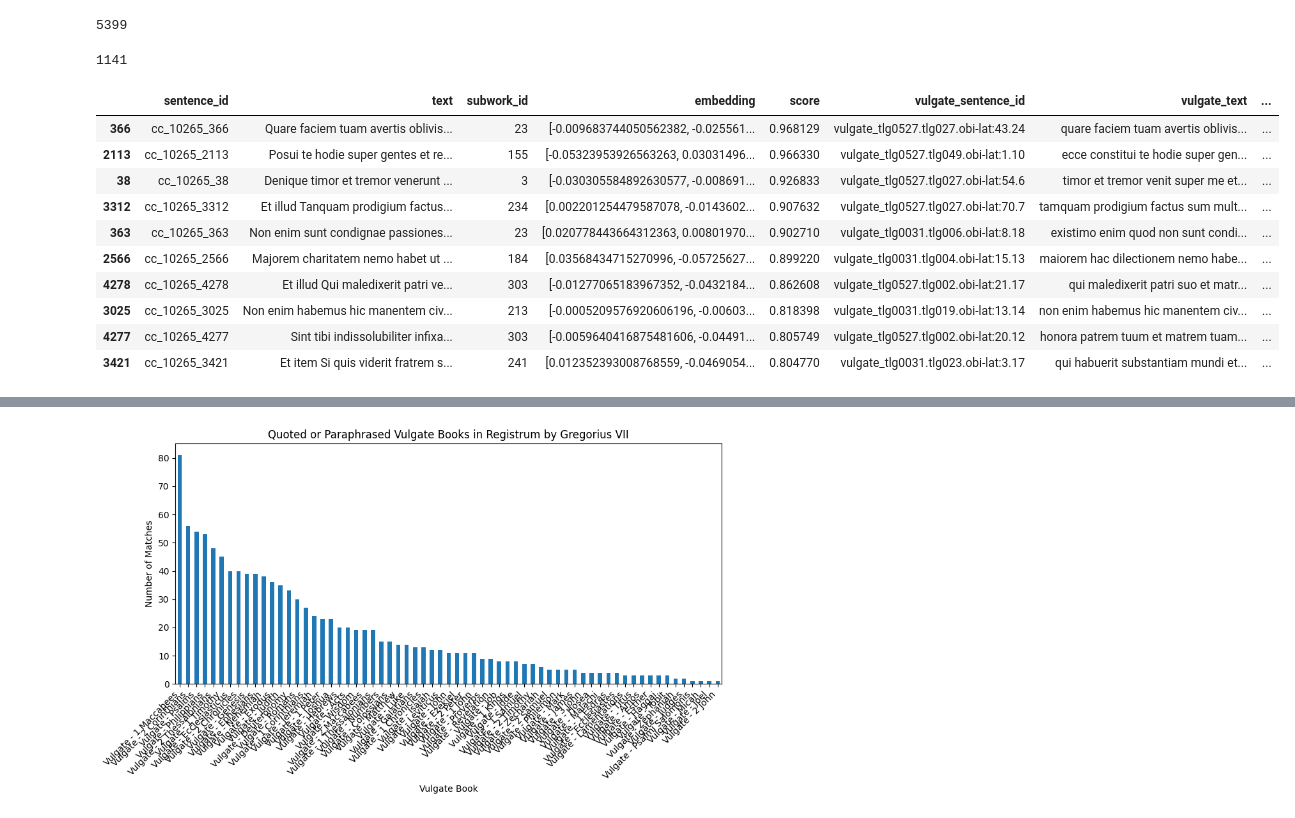
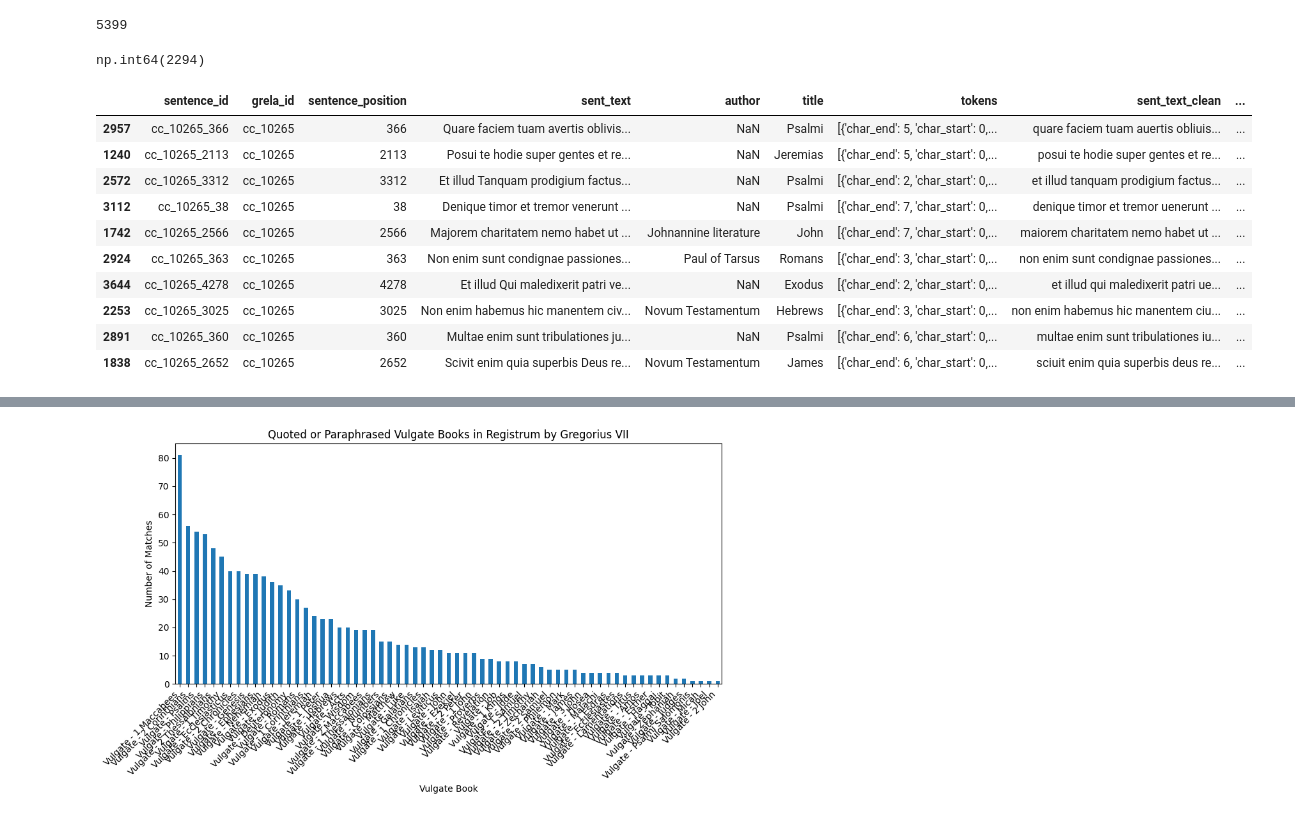
Before and after one commit to CCS-ZCU/latin-textreuse, a Jupyter notebook: scripts/2_textreuse-detection.ipynb, the cells around one changed output, grey strips where cells are left out. Saved outputs shown, nothing was run; the diff lists cells and outputs as text; code cells hidden in the pictures.

```diff
--- a/scripts/1_labse-vulgate-investiture_explorations.ipynb
+++ b/scripts/2_textreuse-detection.ipynb
@@ -216,2 +47,2 @@ register_df["sent_text_clean"] = register_df["sent_text"].apply(preprocess_sente
 # %%
-vulgate_df.to_parquet("../data/large_files/vulgate_df.parquet")
+vulgate_df = pd.read_parquet("../data/large_files/vulgate_df.parquet")
@@ -389,8 +86,7 @@ register_df[13:25]
 # %%
-register_df.to_parquet("../data/large_files/register_df_with_embeddings.parquet")
+register_df = pd.read_parquet("../data/large_files/register_df_with_embeddings.parquet")
 # %%
-import numpy as np
-import json
+
 
 def detect_vulgate_verse(embedding_json, min_sim=0.6):
     if isinstance(embedding_json, str):
@@ -404,23 +100,19 @@ def detect_vulgate_verse(embedding_json, min_sim=0.6):
     idx = indices[0][0]
 
     if score >= min_sim:
-        sid = sentence_ids[idx]
-        title = titles[idx]
-        row = conn.execute(f"""
-            SELECT text FROM sentences WHERE sentence_id = '{sid}'
-        """).fetchone()
-        if row:
-            return score, sid, row[0], title  # score, sentence_id, text, title
+        row = vulgate_df.iloc[idx]
 
-    return None, None, None, None
+        return score, row["sent_text_clean"], row["author"], row["title"], row["chapter"], row["verse"]  # score, sentence_id, text, title
+    else:
+        return None, None, None, None, None, None
 # %%
 def safe_detect(row):
-    if len(row["text"].split()) > 5:
+    if len(row["sent_text_clean"].split()) > 5:
         return detect_vulgate_verse(row["embedding"])
     else:
-        return (None, None, None, None)
+        return (None, None, None, None, None, None)
 
-register_df[["score", "vulgate_sentence_id", "vulgate_text", "vulgate_title"]] = (
+register_df[["score", "vulgate_text_clean", "author", "title", "chapter", "verse"]] = (
     register_df.apply(safe_detect, axis=1, result_type="expand")
 )
 # %%
@@ -428,21 +120,21 @@ len(register_df)
 # %% [output]
 5399
 # %%
-register_df["vulgate_sentence_id"].notnull().sum()
+register_df["score"].notnull().sum()
 # %% [output]
-1141
+np.int64(2294)
 # %%
-register_df[register_df["vulgate_sentence_id"].notnull()].sort_values("score", ascending=False).head(10)
+register_df[register_df["score"].notnull()].sort_values("score", ascending=False).head(10)
 # %% [output]
-|  | sentence_id | text | subwork_id | embedding | score | vulgate_sentence_id | vulgate_text | ... |
-| 366 | cc_10265_366 | Quare faciem tuam avertis oblivis... | 23 | [-0.009683744050562382, -0.025561... | 0.968129 | vulgate_tlg0527.tlg027.obi-lat:43.24 | quare faciem tuam avertis oblivis... | ... |
-| 2113 | cc_10265_2113 | Posui te hodie super gentes et re... | 155 | [-0.05323953926563263, 0.03031496... | 0.966330 | vulgate_tlg0527.tlg049.obi-lat:1.10 | ecce constitui te hodie super gen... | ... |
-| 38 | cc_10265_38 | Denique timor et tremor venerunt ... | 3 | [-0.030305584892630577, -0.008691... | 0.926833 | vulgate_tlg0527.tlg027.obi-lat:54.6 | timor et tremor venit super me et... | ... |
-| 3312 | cc_10265_3312 | Et illud Tanquam prodigium factus... | 234 | [0.002201254479587078, -0.0143602... | 0.907632 | vulgate_tlg0527.tlg027.obi-lat:70.7 | tamquam prodigium factus sum mult... | ... |
-| 363 | cc_10265_363 | Non enim sunt condignae passiones... | 23 | [0.020778443664312363, 0.00801970... | 0.902710 | vulgate_tlg0031.tlg006.obi-lat:8.18 | existimo enim quod non sunt condi... | ... |
-| 2566 | cc_10265_2566 | Majorem charitatem nemo habet ut ... | 184 | [0.03568434715270996, -0.05725627... | 0.899220 | vulgate_tlg0031.tlg004.obi-lat:15.13 | maiorem hac dilectionem nemo habe... | ... |
-| 4278 | cc_10265_4278 | Et illud Qui maledixerit patri ve... | 303 | [-0.01277065183967352, -0.0432184... | 0.862608 | vulgate_tlg0527.tlg002.obi-lat:21.17 | qui maledixerit patri suo et matr... | ... |
-| 3025 | cc_10265_3025 | Non enim habemus hic manentem civ... | 213 | [-0.0005209576920606196, -0.00603... | 0.818398 | vulgate_tlg0031.tlg019.obi-lat:13.14 | non enim habemus hic manentem civ... | ... |
-| 4277 | cc_10265_4277 | Sint tibi indissolubiliter infixa... | 303 | [-0.0059640416875481606, -0.04491... | 0.805749 | vulgate_tlg0527.tlg002.obi-lat:20.12 | honora patrem tuum et matrem tuam... | ... |
-| 3421 | cc_10265_3421 | Et item Si quis viderit fratrem s... | 241 | [0.012352393008768559, -0.0469054... | 0.804770 | vulgate_tlg0031.tlg023.obi-lat:3.17 | qui habuerit substantiam mundi et... | ... |
+|  | sentence_id | grela_id | sentence_position | sent_text | author | title | tokens | sent_text_clean | ... |
+| 2957 | cc_10265_366 | cc_10265 | 366 | Quare faciem tuam avertis oblivis... | NaN | Psalmi | [{'char_end': 5, 'char_start': 0,... | quare faciem tuam auertis obliuis... | ... |
+| 1240 | cc_10265_2113 | cc_10265 | 2113 | Posui te hodie super gentes et re... | NaN | Jeremias | [{'char_end': 5, 'char_start': 0,... | posui te hodie super gentes et re... | ... |
+| 2572 | cc_10265_3312 | cc_10265 | 3312 | Et illud Tanquam prodigium factus... | NaN | Psalmi | [{'char_end': 2, 'char_start': 0,... | et illud tanquam prodigium factus... | ... |
+| 3112 | cc_10265_38 | cc_10265 | 38 | Denique timor et tremor venerunt ... | NaN | Psalmi | [{'char_end': 7, 'char_start': 0,... | denique timor et tremor uenerunt ... | ... |
+| 1742 | cc_10265_2566 | cc_10265 | 2566 | Majorem charitatem nemo habet ut ... | Johnannine literature | John | [{'char_end': 7, 'char_start': 0,... | maiorem charitatem nemo habet ut ... | ... |
+| 2924 | cc_10265_363 | cc_10265 | 363 | Non enim sunt condignae passiones... | Paul of Tarsus | Romans | [{'char_end': 3, 'char_start': 0,... | non enim sunt condignae passiones... | ... |
+| 3644 | cc_10265_4278 | cc_10265 | 4278 | Et illud Qui maledixerit patri ve... | NaN | Exodus | [{'char_end': 2, 'char_start': 0,... | et illud qui maledixerit patri ue... | ... |
+| 2253 | cc_10265_3025 | cc_10265 | 3025 | Non enim habemus hic manentem civ... | Novum Testamentum | Hebrews | [{'char_end': 3, 'char_start': 0,... | non enim habemus hic manentem ciu... | ... |
+| 2891 | cc_10265_360 | cc_10265 | 360 | Multae enim sunt tribulationes ju... | NaN | Psalmi | [{'char_end': 6, 'char_start': 0,... | multae enim sunt tribulationes iu... | ... |
+| 1838 | cc_10265_2652 | cc_10265 | 2652 | Scivit enim quia superbis Deus re... | Novum Testamentum | James | [{'char_end': 6, 'char_start': 0,... | sciuit enim quia superbis deus re... | ... |
 # %%
```
Also changed, not shown: parts of 37 cells of this notebook, 1 other file.
